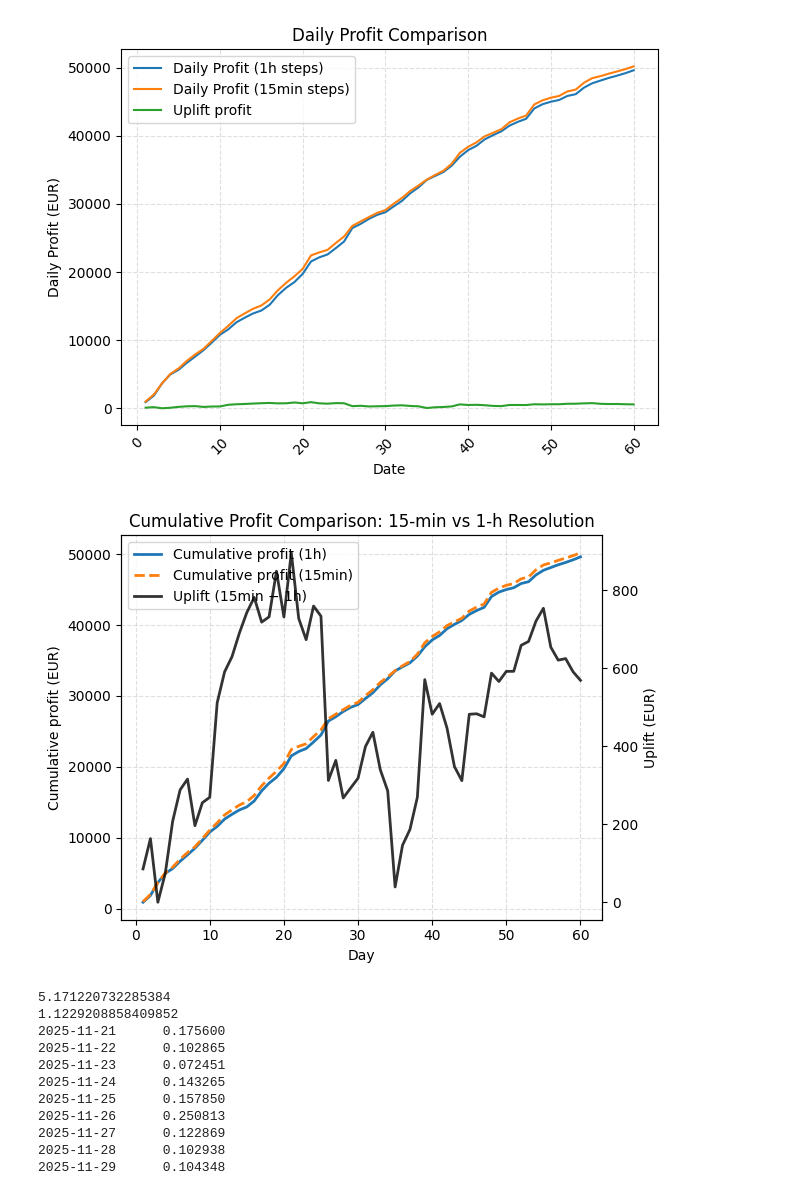
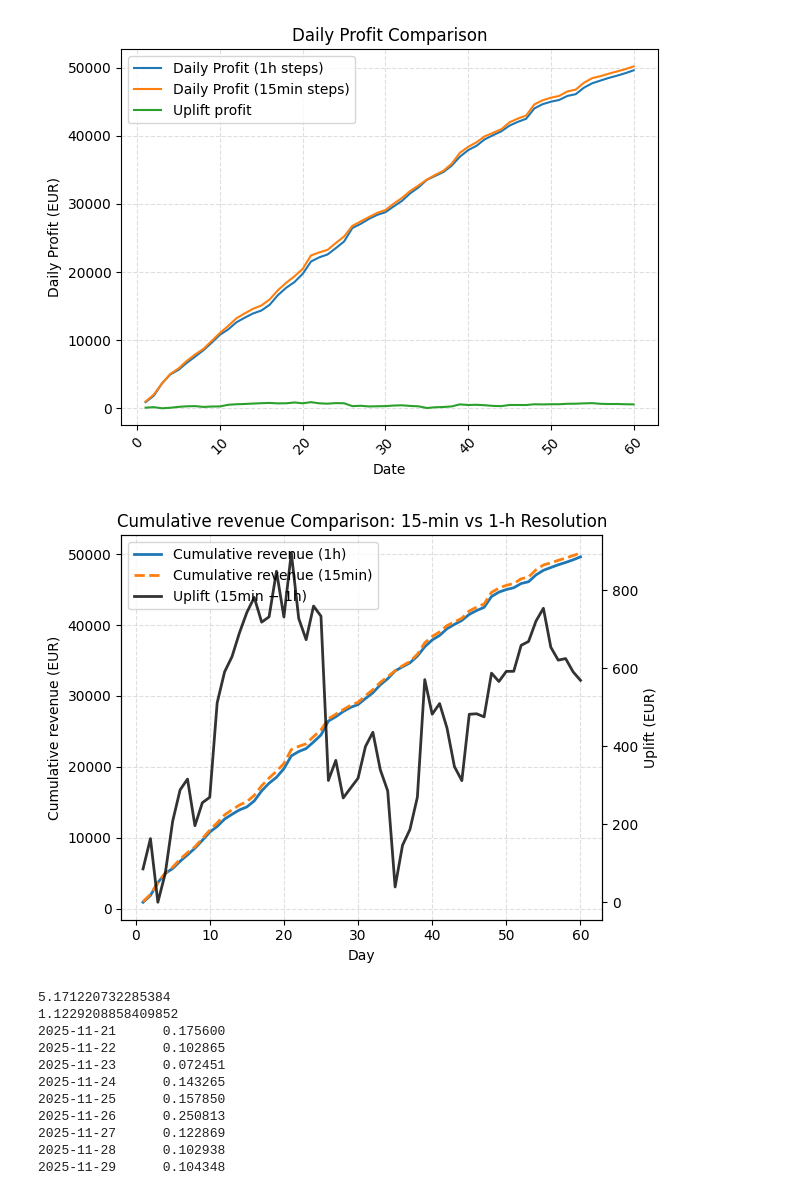
Before and after one commit to PierreG25/Battery-Optimization, a Jupyter notebook: visualization.ipynb, the cells around one changed output. Saved outputs shown, nothing was run; the diff lists cells and outputs as text; code cells hidden in the pictures.

```diff
--- a/visualization.ipynb
+++ b/visualization.ipynb
@@ -154,48 +154,48 @@ x = range(1, nb_days + 1)
 l1, = ax1.plot(
     x,
     df["cumulative_profit"],
-    label="Cumulative profit (1h)",
+    label="Cumulative revenue (1h)",
     linewidth=2
 )
 
 l2, = ax1.plot(
     x,
     df_15["cumulative_profit"],
-    label="Cumulative profit (15min)",
+    label="Cumulative revenue (15min)",
     linewidth=2,
     linestyle="--"
 )
 
 ax1.set_xlabel("Day")
-ax1.set_ylabel("Cumulative profit (EUR)")
+ax1.set_ylabel("Cumulative revenue (EUR)")
 ax1.grid(True, linestyle="--", alpha=0.4)
 
 # Right axis: uplift
 ax2 = ax1.twinx()
 uplift = df_15["cumulative_profit"] - df["cumulative_profit"]
 
 l3, = ax2.plot(
     x,
     uplift,
     label="Uplift (15min − 1h)",
     linewidth=2,
     color="black",
     alpha=0.8
 )
 
 ax2.set_ylabel("Uplift (EUR)")
 
 # Title
-ax1.set_title("Cumulative Profit Comparison: 15-min vs 1-h Resolution")
+ax1.set_title("Cumulative revenue Comparison: 15-min vs 1-h Resolution")
 
 # Single merged legend
 ax1.legend(handles=[l1, l2, l3], loc="best")
 
 fig.tight_layout()
 plt.savefig("figures/daily_profit_comparison.png", dpi=300)
 plt.show()
 # %% [output]
-[figure, old version]
+[figure, new version]
 # %%
 df_spot = pd.read_csv('data/clean_hourly_spot_price_2025.csv', index_col='time', parse_dates=True)
 df_spot_15 = pd.read_csv('data/clean_spot_price_2025.csv', index_col='time', parse_dates=True)
```
Also changed, not shown: 1 other file.
